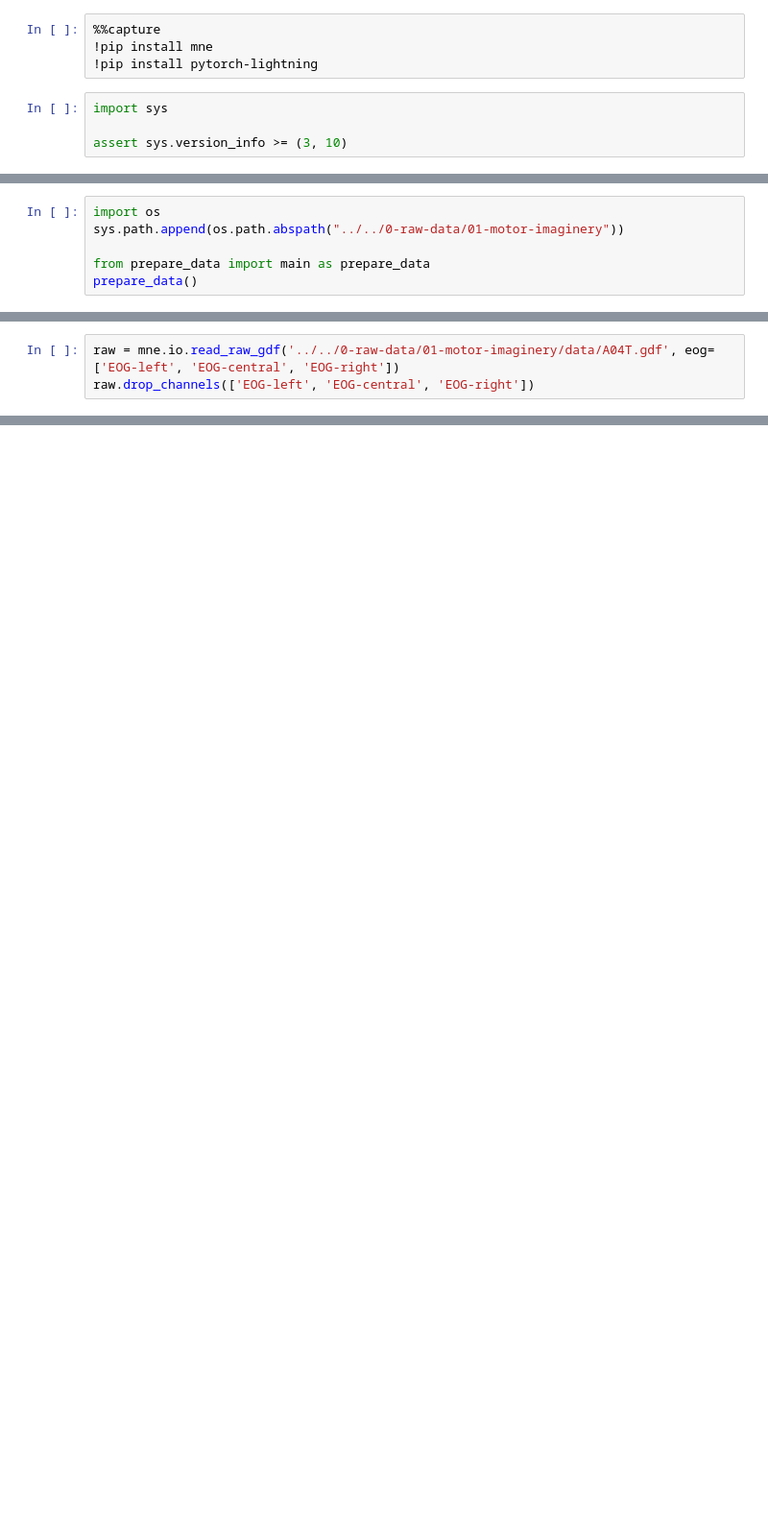
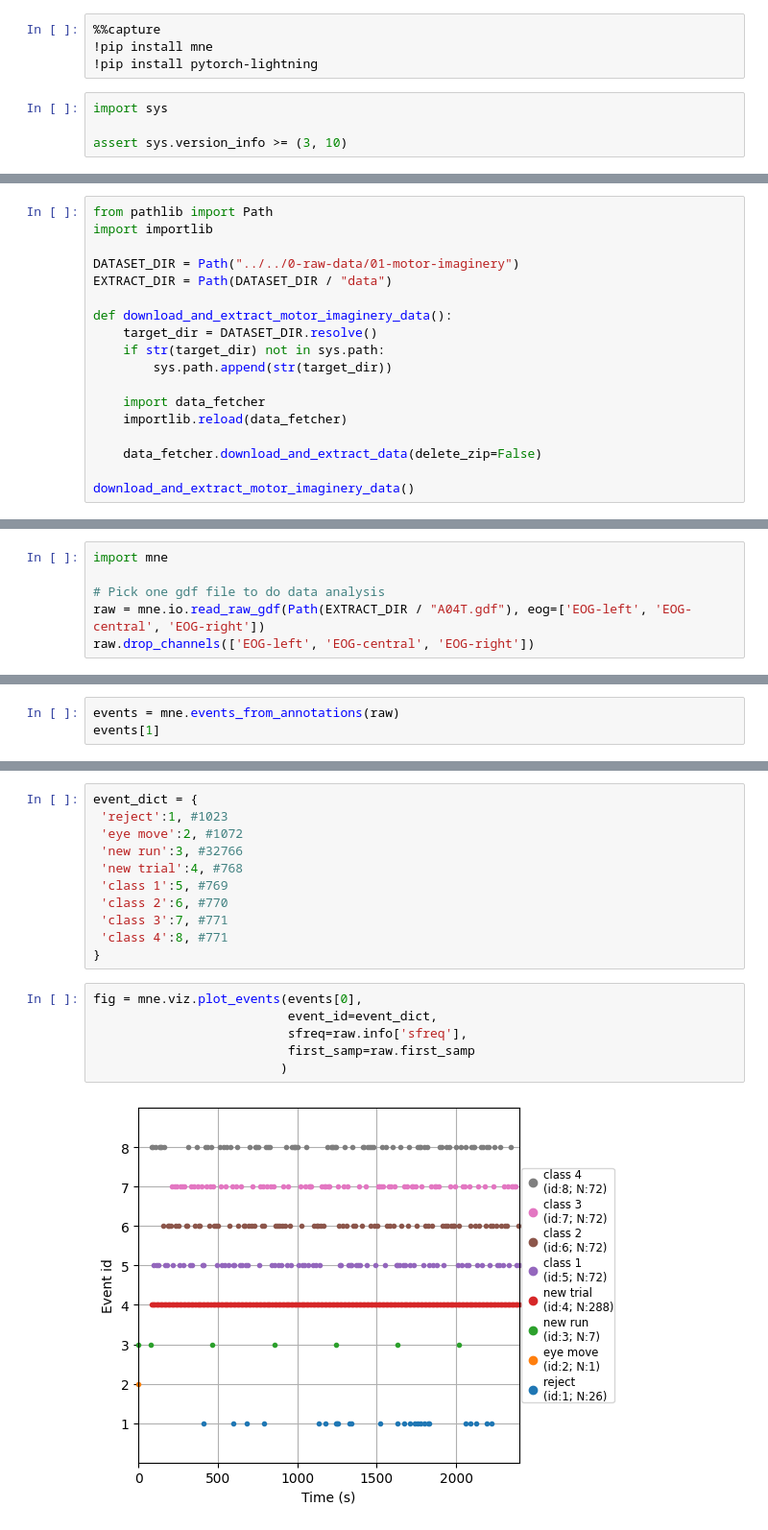
Before and after one commit to KanathipP/final-project-federated-learning, a Jupyter notebook: 1-data-cleaning-pipelines/motor-imaginary-data-cleaning-pipeline/data_analysis.ipynb, the cells around one changed output, grey strips where cells are left out. Shown at 96% size. Saved outputs shown, nothing was run; the diff lists cells and outputs as text; blank space fills up the shorter version.

Commit message:
add: data analysis for motor imaginery

```diff
--- a/1-data-cleaning-pipelines/motor-imaginary-data-cleaning-pipeline/data_analysis.ipynb
+++ b/1-data-cleaning-pipelines/motor-imaginary-data-cleaning-pipeline/data_analysis.ipynb
@@ -16,7 +14,19 @@ assert Version(np.__version__) >= Version("2.0.1")
 # %%
-import os
-sys.path.append(os.path.abspath("../../0-raw-data/01-motor-imaginery"))
+from pathlib import Path
+import importlib
 
-from prepare_data import main as prepare_data
-prepare_data()
+DATASET_DIR = Path("../../0-raw-data/01-motor-imaginery")
+EXTRACT_DIR = Path(DATASET_DIR / "data")
+
+def download_and_extract_motor_imaginery_data():
+    target_dir = DATASET_DIR.resolve()
+    if str(target_dir) not in sys.path:
+        sys.path.append(str(target_dir))
+
+    import data_fetcher
+    importlib.reload(data_fetcher)
+
+    data_fetcher.download_and_extract_data(delete_zip=False)
+
+download_and_extract_motor_imaginery_data()
 # %% [output]
@@ -25,4 +37,7 @@ prepare_data()
 # %%
-raw = mne.io.read_raw_gdf('../../0-raw-data/01-motor-imaginery/data/A04T.gdf', eog=['EOG-left', 'EOG-central', 'EOG-right'])
+import mne
+
+# Pick one gdf file to do data analysis
+raw = mne.io.read_raw_gdf(Path(EXTRACT_DIR / "A04T.gdf"), eog=['EOG-left', 'EOG-central', 'EOG-right'])
 raw.drop_channels(['EOG-left', 'EOG-central', 'EOG-right'])
 # %% [output]
@@ -29,0 +70,3 @@ NotImplementedError: Only GDF files are supported, got .
+# %%
+events = mne.events_from_annotations(raw)
+events[1]
@@ -29,0 +106,19 @@ NotImplementedError: Only GDF files are supported, got .
+# %%
+event_dict = {
+ 'reject':1, #1023
+ 'eye move':2, #1072
+ 'new run':3, #32766
+ 'new trial':4, #768
+ 'class 1':5, #769
+ 'class 2':6, #770
+ 'class 3':7, #771
+ 'class 4':8, #771
+}
+# %%
+fig = mne.viz.plot_events(events[0],
+                          event_id=event_dict,
+                          sfreq=raw.info['sfreq'],
+                          first_samp=raw.first_samp
+                         )
+# %% [output]
+[figure, added]
```
Also changed, not shown: parts of 11 cells of this notebook, 2 other files.
